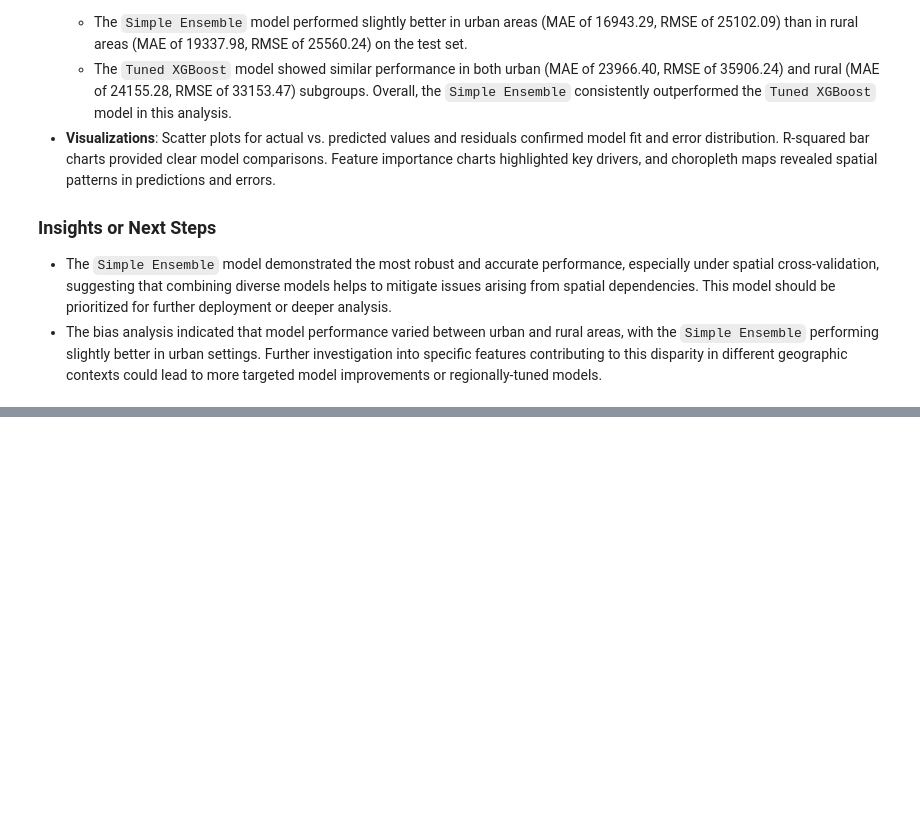
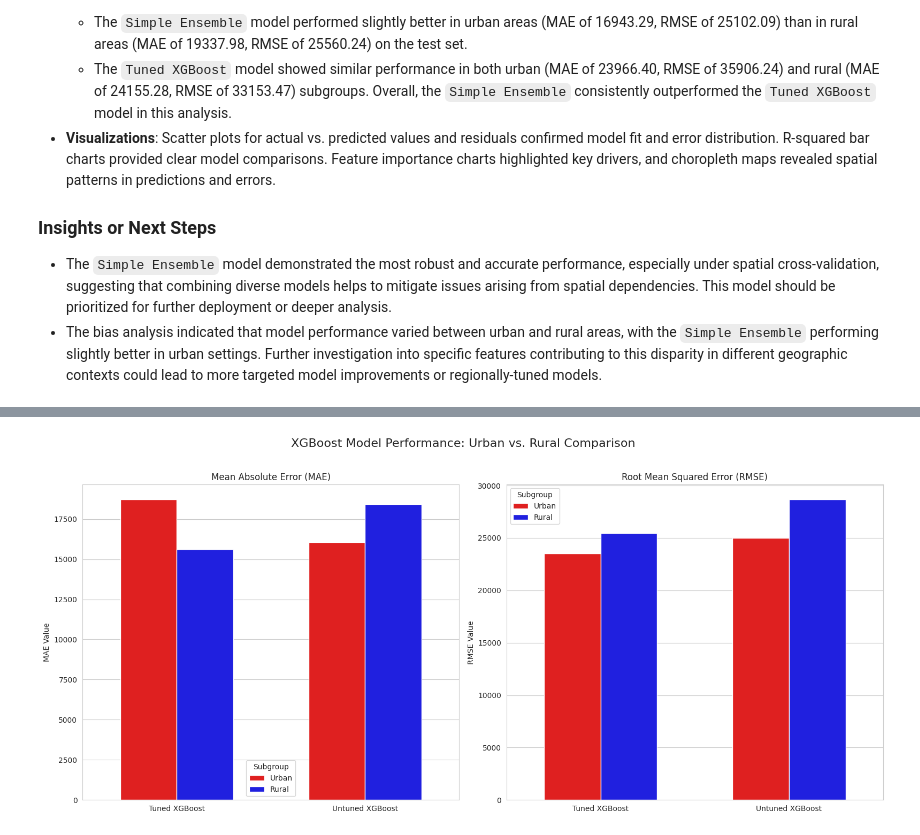
Before and after one commit to Bolu-Adekanmbi/Socioeconomic-Mapping, a Jupyter notebook: notebooks/version2_neighboring_counties.ipynb, the cells around one changed output, grey strips where cells are left out. Saved outputs shown, nothing was run; the diff lists cells and outputs as text; code cells hidden in the pictures; blank space fills up the shorter version.

Commit message:
added some visualizations relevant for version1 urban vs rural evaluation scores

```diff
--- a/notebooks/version2_neighboring_counties.ipynb
+++ b/notebooks/version2_neighboring_counties.ipynb
@@ -12177,0 +12181,66 @@ The task was to provide a comprehensive summary of the model building and evalua
+# %%
+import pandas as pd
+import matplotlib.pyplot as plt
+import seaborn as sns
+
+# Data provided by the user
+data_points = {
+    'Tuned XGBoost': {
+        'Urban': {'MAE': 18710.05, 'RMSE': 23534.16},
+        'Rural': {'MAE': 15631.57, 'RMSE': 25447.78}
+    },
+    'Untuned XGBoost': {
+        'Urban': {'MAE': 16069.23, 'RMSE': 24987.37},
+        'Rural': {'MAE': 18414.48, 'RMSE': 28659.52}
+    }
+}
+
+# Prepare data for plotting
+plot_data = []
+for model_type, subgroups in data_points.items():
+    for subgroup_name, metrics in subgroups.items():
+        plot_data.append({
+            'Model Type': model_type,
+            'Subgroup': subgroup_name,
+            'Metric': 'MAE',
+            'Value': metrics['MAE']
+        })
+        plot_data.append({
+            'Model Type': model_type,
+            'Subgroup': subgroup_name,
+            'Metric': 'RMSE',
+            'Value': metrics['RMSE']
+        })
+
+df_plot = pd.DataFrame(plot_data)
+
+# For better readability, we will create separate plots for MAE and RMSE
+fig, axes = plt.subplots(1, 2, figsize=(16, 7), sharey=False)
+
+# Plot MAE
+sns.barplot(ax=axes[0], x='Model Type', y='Value', hue='Subgroup',
+            data=df_plot[df_plot['Metric'] == 'MAE'],
+            palette={'Urban': 'red', 'Rural': 'blue'},
+            errorbar=None, width=0.6)
+axes[0].set_title('Mean Absolute Error (MAE)')
+axes[0].set_ylabel('MAE Value')
+axes[0].set_xlabel('')
+axes[0].ticklabel_format(style='plain', axis='y') # Prevent scientific notation
+axes[0].legend(title='Subgroup')
+
+# Plot RMSE
+sns.barplot(ax=axes[1], x='Model Type', y='Value', hue='Subgroup',
+            data=df_plot[df_plot['Metric'] == 'RMSE'],
+            palette={'Urban': 'red', 'Rural': 'blue'},
+            errorbar=None, width=0.6)
+axes[1].set_title('Root Mean Squared Error (RMSE)')
+axes[1].set_ylabel('RMSE Value')
+axes[1].set_xlabel('')
+axes[1].ticklabel_format(style='plain', axis='y') # Prevent scientific notation
+axes[1].legend(title='Subgroup')
+
+plt.suptitle('XGBoost Model Performance: Urban vs. Rural Comparison', y=1.02, fontsize=16)
+plt.tight_layout()
+plt.show()
+# %% [output]
+[figure, added]
```
Also changed, not shown: parts of 1 cell of this notebook.
